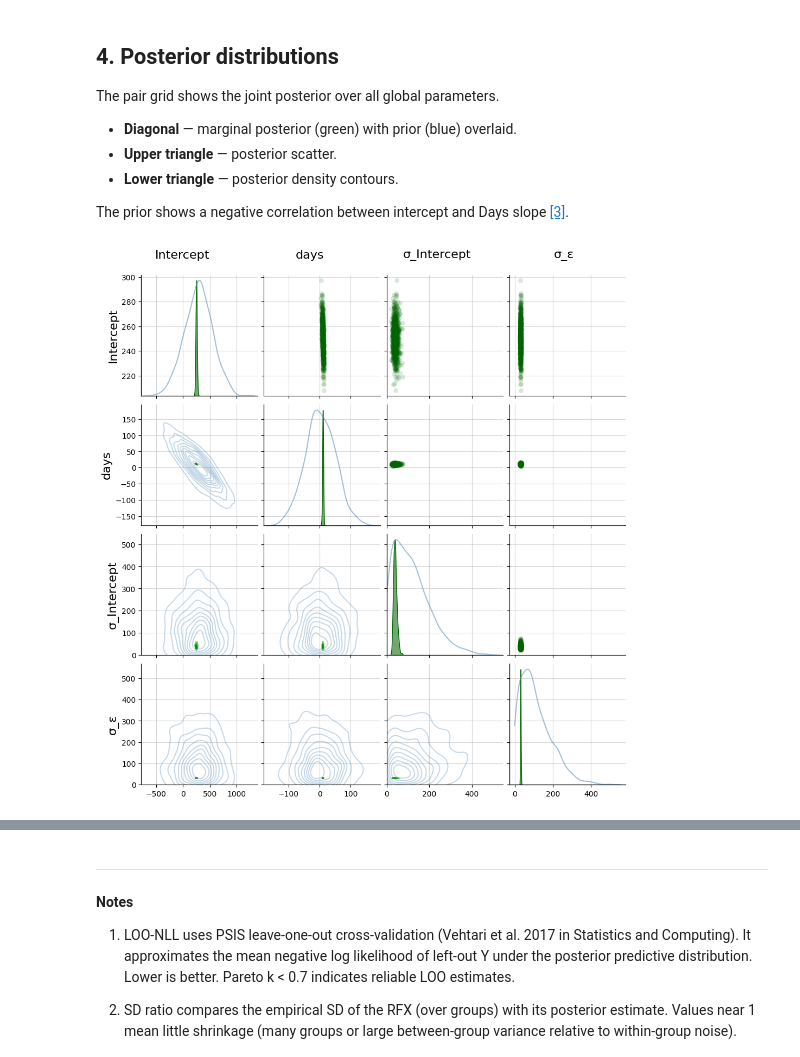
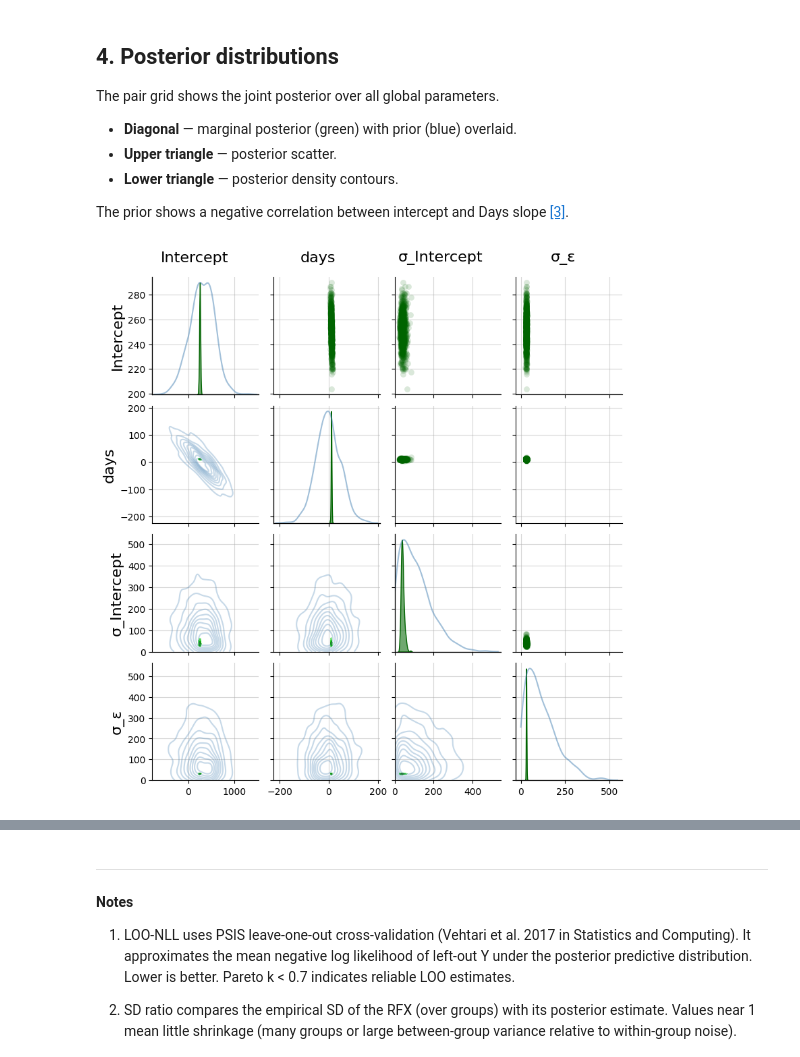
Before and after one commit to adkipnis/metabeta, a Jupyter notebook: demos/intro.ipynb, the cells around one changed output, grey strips where cells are left out. Drawn from its saved outputs; the diff is of its cells as text; code cells hidden in the pictures.

Commit message:
update plots

```diff
--- a/demos/intro.ipynb
+++ b/demos/intro.ipynb
@@ -130,6 +131,6 @@ The pair grid shows the joint posterior over all global parameters.
 
 The prior shows a negative correlation between intercept and Days slope [[3]](#notes).
 # %%
-mb.plotParameters(result, with_prior=True);
+mb.plotParameters(result, with_prior=True, height=2.0);
 # %% [output]
-[figure, old version]
+[figure, new version]
```
Also changed, not shown: parts of 5 cells of this notebook, 1 other file.
